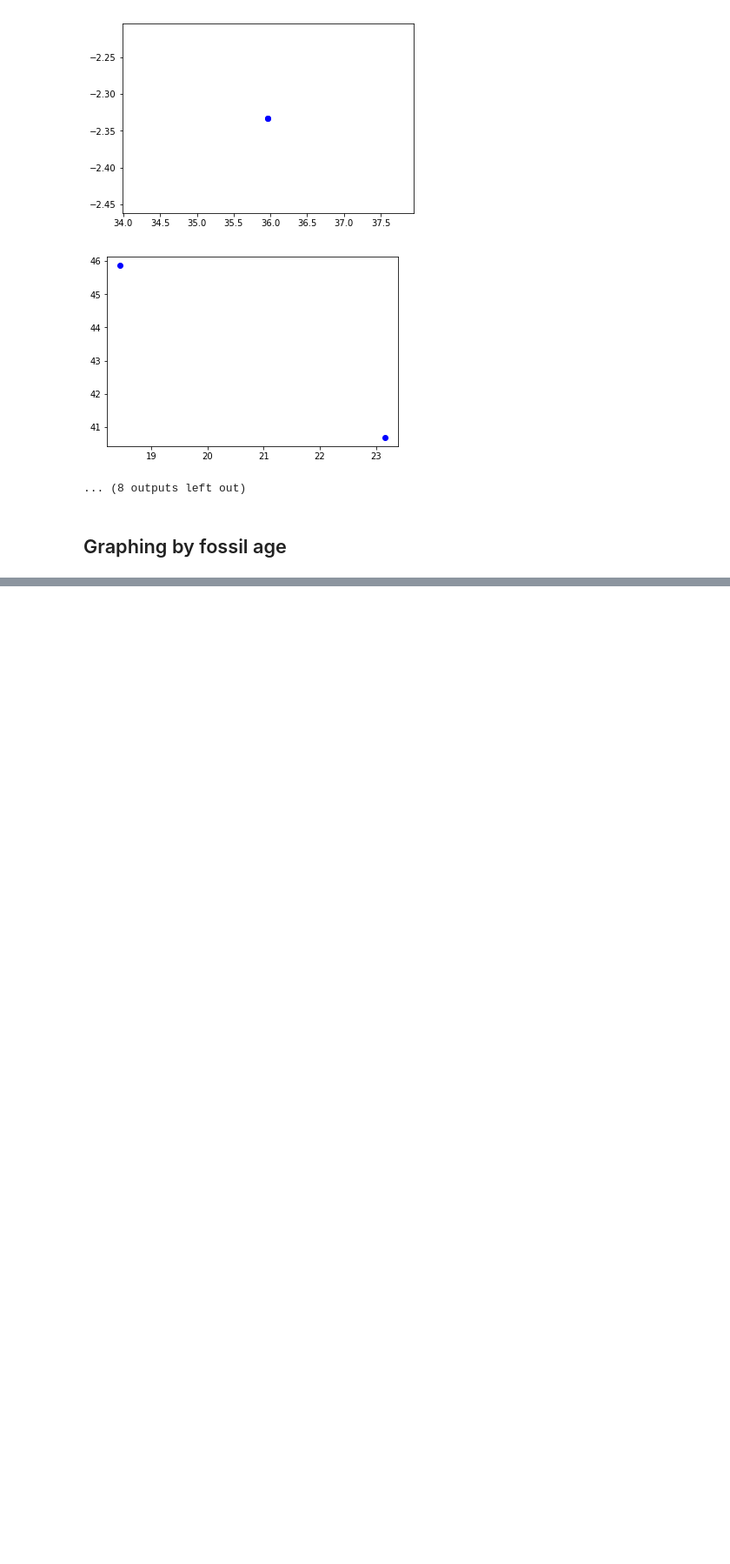
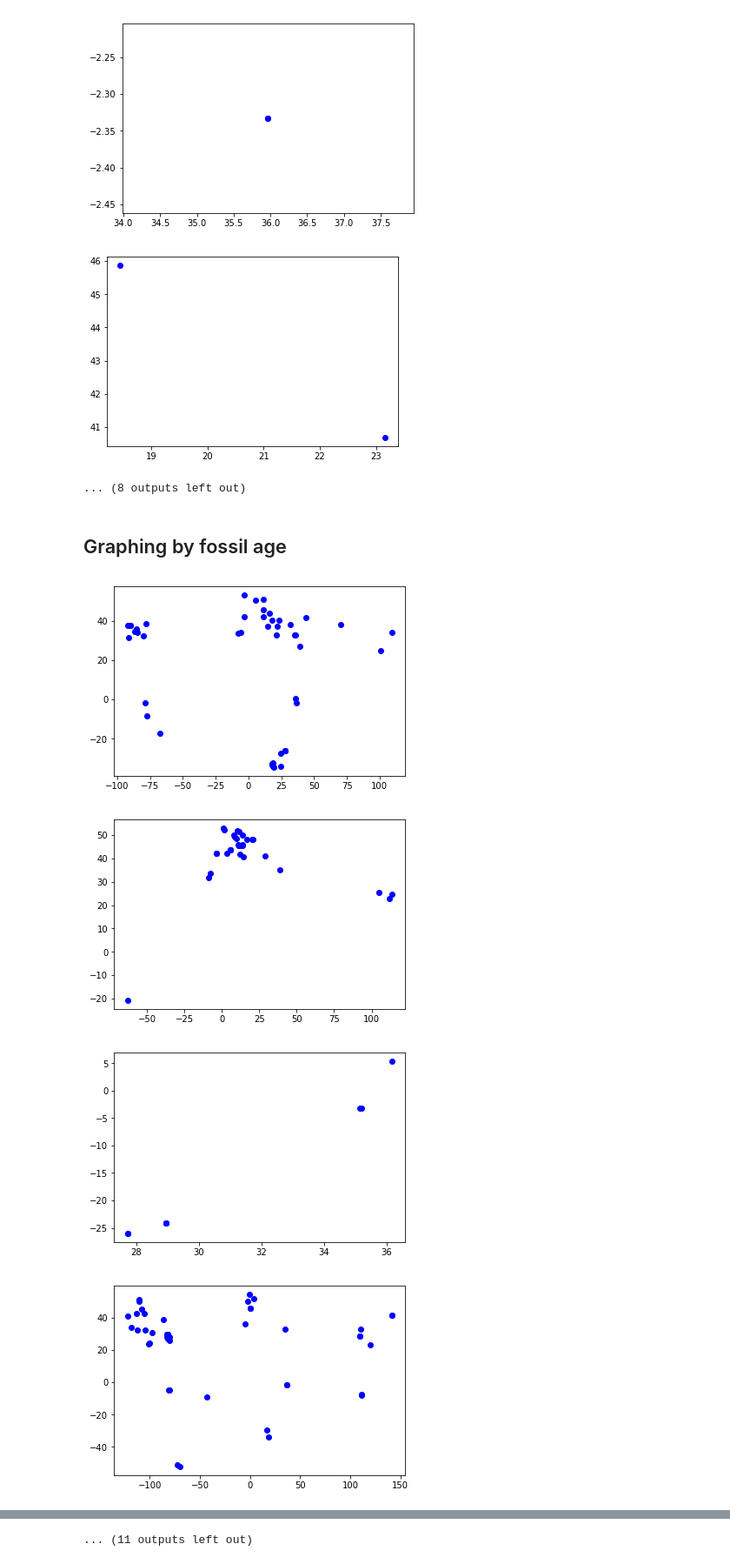
Before and after one commit to seanmathew95/eeb-177-final-project, a Jupyter notebook: Week8_project_deadline.ipynb, the cells around one changed output, grey strips where cells are left out. Shown: that part at 87% size. Saved outputs shown, nothing was run; the diff lists cells and outputs as text; code cells hidden in the pictures; blank space fills up the shorter version.

Commit message:
updating changes, added stratification by fossil age

```diff
--- a/Week8_project_deadline.ipynb
+++ b/Week8_project_deadline.ipynb
@@ -222,9 +222,9 @@ def map_plotter(x_dict, y_dict):
 # %%
 interval = column_extractor("formatted_panthera_col.csv", 0, 9) #extract interval column
 longitude = column_extractor("formatted_panthera_col.csv", 0, 3) #extract longitude column
-lattitude = column_extractor("formatted_panthera_col.csv", 0, 4) #extract latitude column
+latitude = column_extractor("formatted_panthera_col.csv", 0, 4) #extract latitude column
 strat_lng = stratify(interval, longitude) #list of longitude dictionaries
-strat_lat = stratify(interval, lattitude) #list of latitude dictionaries
+strat_lat = stratify(interval, latitude) #list of latitude dictionaries
 
 
 #this portion can be better done in r, where each new graph can be added to the last one
@@ -232,9 +232,9 @@ strat_lat = stratify(interval, lattitude) #list of latitude dictionaries
 
 #this for loop will go through the intervals in the correct order
 for index in interval_order:
-    x1 = strat_lng[index]
-    y1 = strat_lat[index]
-    map_plotter(x1, y1)
+    x = strat_lng[index]
+    y = strat_lat[index]
+    map_plotter(x, y)
 # %% [output]
 [figure]
 [figure]
@@ -257,0 +254,29 @@ max_ma = column_extractor("formatted_panthera_col.csv", 0, 12) #extract upper bo
+# %%
+min_ma = column_extractor("formatted_panthera_col.csv", 0, 11) #extract lower bound of fossil age
+max_ma = column_extractor("formatted_panthera_col.csv", 0, 12) #extract upper bound of fossil age
+#iterate through data, find average fossil age, add it to a new dictionary with average fossil age for each fossil
+avg_ma = {}
+for key in min_ma.keys():
+    avg = ( float(max_ma[key]) + float(min_ma[key]) ) / 2
+    avg_ma[key] = avg
+
+longitude = column_extractor("formatted_panthera_col.csv", 0, 3) #extract longitude column
+latitude = column_extractor("formatted_panthera_col.csv", 0, 4) #extract latitude column
+
+strat_lng2 = stratify(avg_ma, longitude) #stratify longitude by avg_ma
+strat_lat2 = stratify(avg_ma, latitude) #stratify latitude by avg_ma
+
+
+#this portion can be better done in r, where each new graph can be added to the last one
+
+
+#this for loop will go through the fossils by avg_ma
+for i in range(0, len(strat_lng2)):
+    x = strat_lng2[i]
+    y = strat_lat2[i]
+    map_plotter(x, y)
+# %% [output]
+[figure, added]
+[figure, added]
+[figure, added]
+[figure, added]
@@ -257,0 +291 @@ max_ma = column_extractor("formatted_panthera_col.csv", 0, 12) #extract upper bo
+... (11 outputs left out)
```
Also changed, not shown: parts of 3 cells of this notebook.
